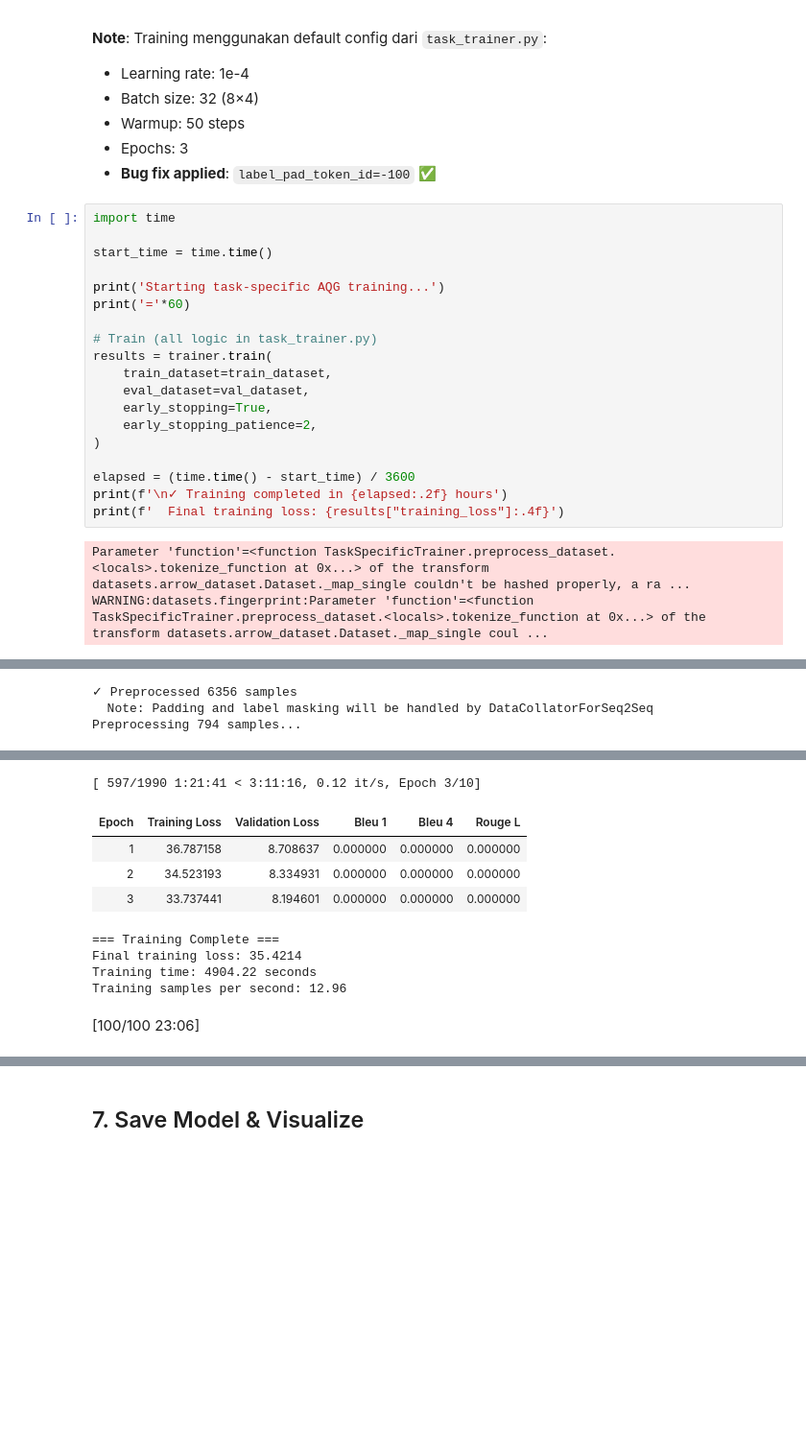
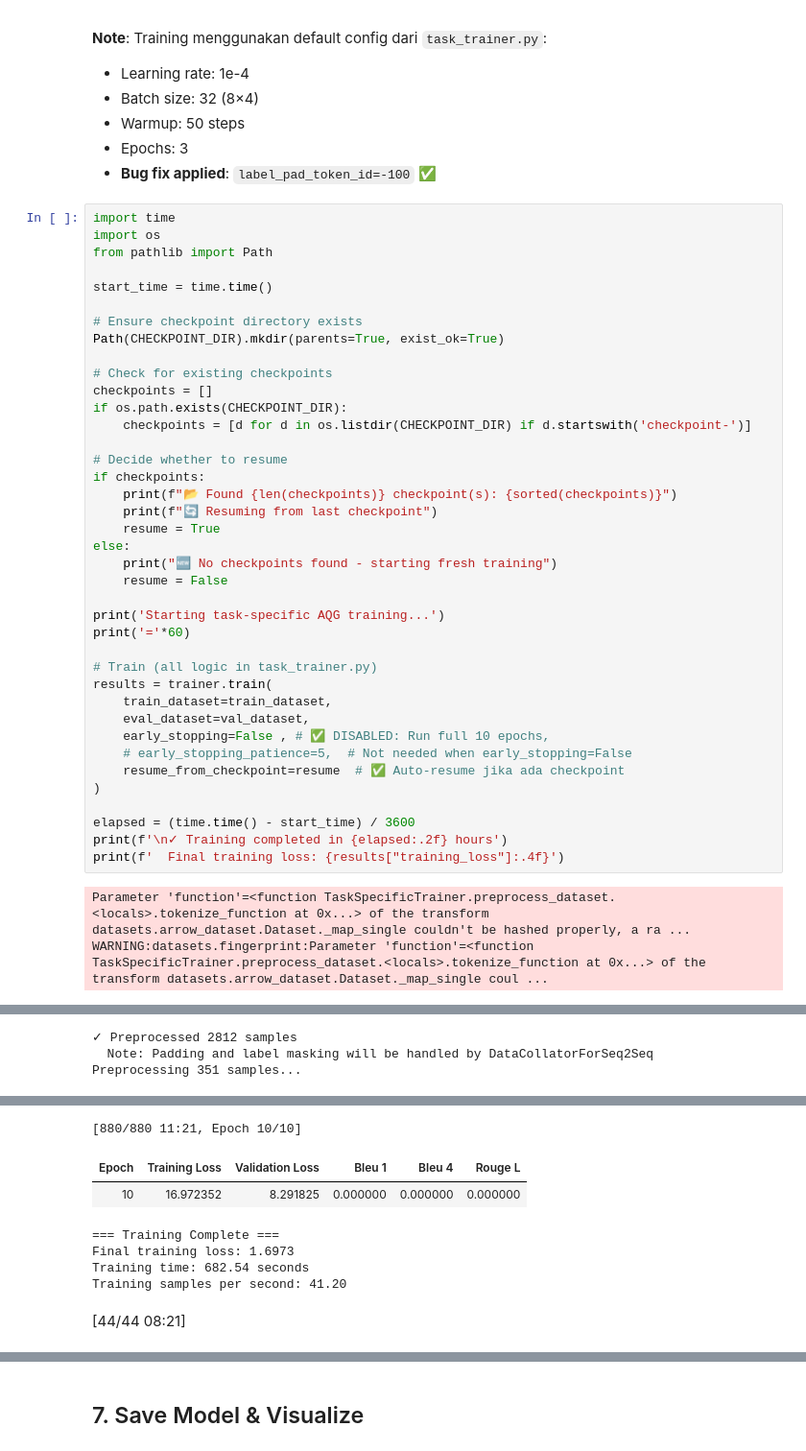
Before and after one commit to EviewNicks/AQG, a Jupyter notebook: src/finetuned/notebooks/03_task_specific_training_v2.ipynb, the cells around one changed output, grey strips where cells are left out. Shown at 96% size. Cells and saved outputs as stored; diff of their text form; blank space fills up the shorter version.

```diff
--- a/src/finetuned/notebooks/03_task_specific_training_v2.ipynb
+++ b/src/finetuned/notebooks/03_task_specific_training_v2.ipynb
@@ -340,8 +342,27 @@ print(f'  Checkpoints will be saved to: {CHECKPOINT_DIR}')
 - **Bug fix applied**: `label_pad_token_id=-100` ✅
 # %%
 import time
+import os
+from pathlib import Path
 
 start_time = time.time()
+
+# Ensure checkpoint directory exists
+Path(CHECKPOINT_DIR).mkdir(parents=True, exist_ok=True)
+
+# Check for existing checkpoints
+checkpoints = []
+if os.path.exists(CHECKPOINT_DIR):
+    checkpoints = [d for d in os.listdir(CHECKPOINT_DIR) if d.startswith('checkpoint-')]
+
+# Decide whether to resume
+if checkpoints:
+    print(f"📂 Found {len(checkpoints)} checkpoint(s): {sorted(checkpoints)}")
+    print(f"🔄 Resuming from last checkpoint")
+    resume = True
+else:
+    print("🆕 No checkpoints found - starting fresh training")
+    resume = False
 
 print('Starting task-specific AQG training...')
 print('='*60)
@@ -350,8 +371,9 @@ print('='*60)
 results = trainer.train(
     train_dataset=train_dataset,
     eval_dataset=val_dataset,
-    early_stopping=True,
-    early_stopping_patience=2,
+    early_stopping=False , # ✅ DISABLED: Run full 10 epochs,
+    # early_stopping_patience=5,  # Not needed when early_stopping=False
+    resume_from_checkpoint=resume  # ✅ Auto-resume jika ada checkpoint
 )
 
 elapsed = (time.time() - start_time) / 3600
@@ -372,3 +396,3 @@ Preprocessing 6356 samples...
-✓ Preprocessed 6356 samples
+✓ Preprocessed 2812 samples
   Note: Padding and label masking will be handled by DataCollatorForSeq2Seq
-Preprocessing 794 samples...
+Preprocessing 351 samples...
@@ -390,12 +415,10 @@ Metrics: BLEU-4, ROUGE-L
 Starting training...
-[ 597/1990 1:21:41 < 3:11:16, 0.12 it/s, Epoch 3/10]
+[880/880 11:21, Epoch 10/10]
 | Epoch | Training Loss | Validation Loss | Bleu 1 | Bleu 4 | Rouge L |
-| 1 | 36.787158 | 8.708637 | 0.000000 | 0.000000 | 0.000000 |
-| 2 | 34.523193 | 8.334931 | 0.000000 | 0.000000 | 0.000000 |
-| 3 | 33.737441 | 8.194601 | 0.000000 | 0.000000 | 0.000000 |
+| 10 | 16.972352 | 8.291825 | 0.000000 | 0.000000 | 0.000000 |
 === Training Complete ===
-Final training loss: 35.4214
-Training time: 4904.22 seconds
-Training samples per second: 12.96
+Final training loss: 1.6973
+Training time: 682.54 seconds
+Training samples per second: 41.20
-[100/100 23:06]
+[44/44 08:21]
 === Final Evaluation Metrics ===
```
Also changed, not shown: parts of 10 cells of this notebook, 18 other files.
